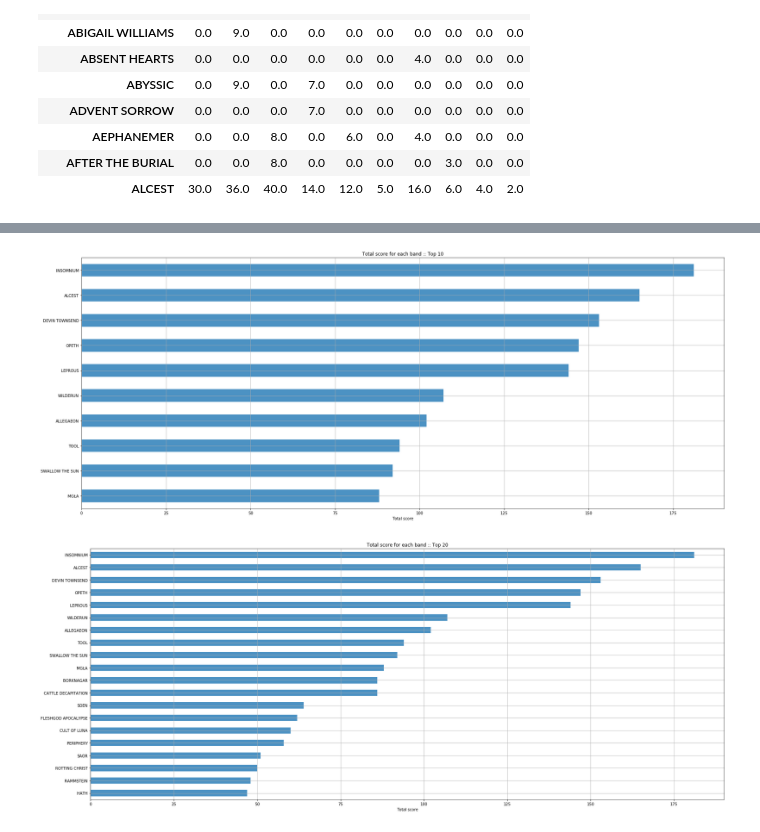
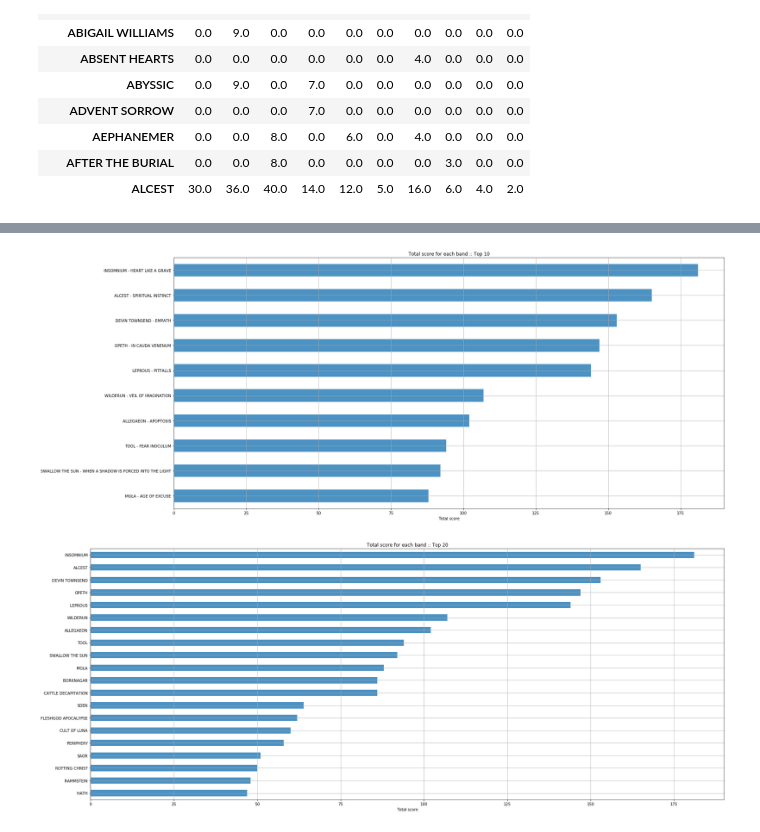
Before and after one commit to marrabld/Neo2019, a Jupyter notebook: data/2019count.ipynb, the cells around one changed output, grey strips where cells are left out. Cells and saved outputs as stored; diff of their text form; code cells hidden in the pictures.

```diff
--- a/data/2019count.ipynb
+++ b/data/2019count.ipynb
@@ -220,3 +239,5 @@ pd_score.head(10)
+# %%
+label_top10 = ['INSOMNIUM - HEART LIKE A GRAVE', 'ALCEST - SPIRITUAL INSTINCT', 'DEVIN TOWNSEND - EMPATH', 'OPETH - IN CAUDA VENENUM', 'LEPROUS - PITFALLS', 'WILDERUN - VEIL OF IMAGINATION','ALLEGAEON - APOPTOSIS','TOOL - FEAR INOCULUM','SWALLOW THE SUN - WHEN A SHADOW IS FORCED INTO THE LIGHT', 'MGŁA - AGE OF EXCUSE' ]
 # %%
 pylab.figure(figsize=(15,55))
 
@@ -238,16 +259,19 @@ pylab.savefig('Total.png')
 # %%
 pylab.figure(figsize=(25,10))
 
 
 total_score = pd_score.sum(axis=1)
 #total_score.sort()
 total_score.sort_values(ascending=True)[-10:].plot('barh', alpha=0.8)
 
 pylab.title('Total score for each band :: Top 10')
 pylab.xlabel('Total score')
+ax = pylab.gca()
+label_top10.reverse()
+ax.set_yticklabels(label_top10)
 pylab.grid()
 
 pylab.tight_layout()
 pylab.savefig('Top10.png')
 # %% [output]
-[figure, old version]
+[figure, new version]
```
Also changed, not shown: parts of 9 cells of this notebook, 29 other files.
